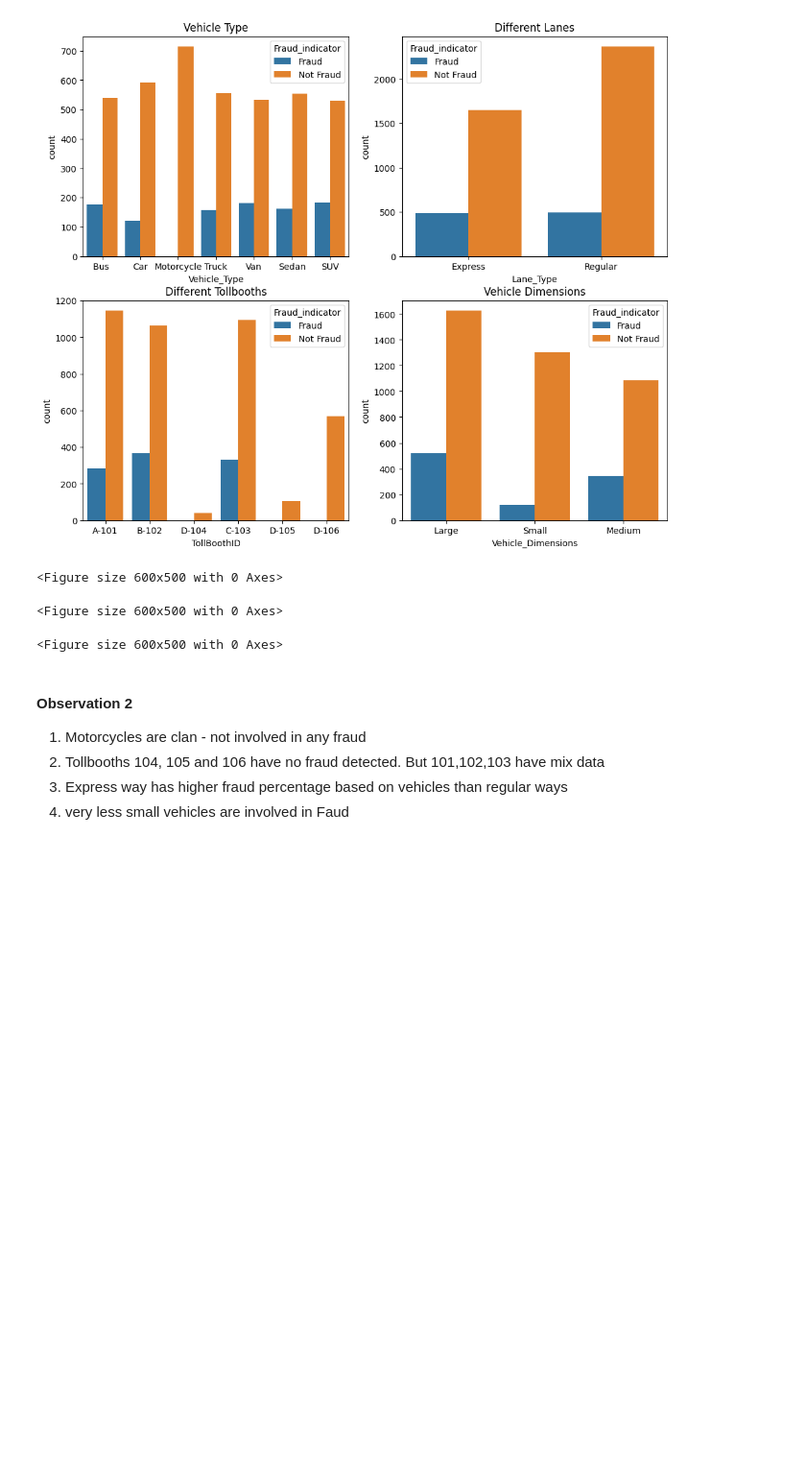
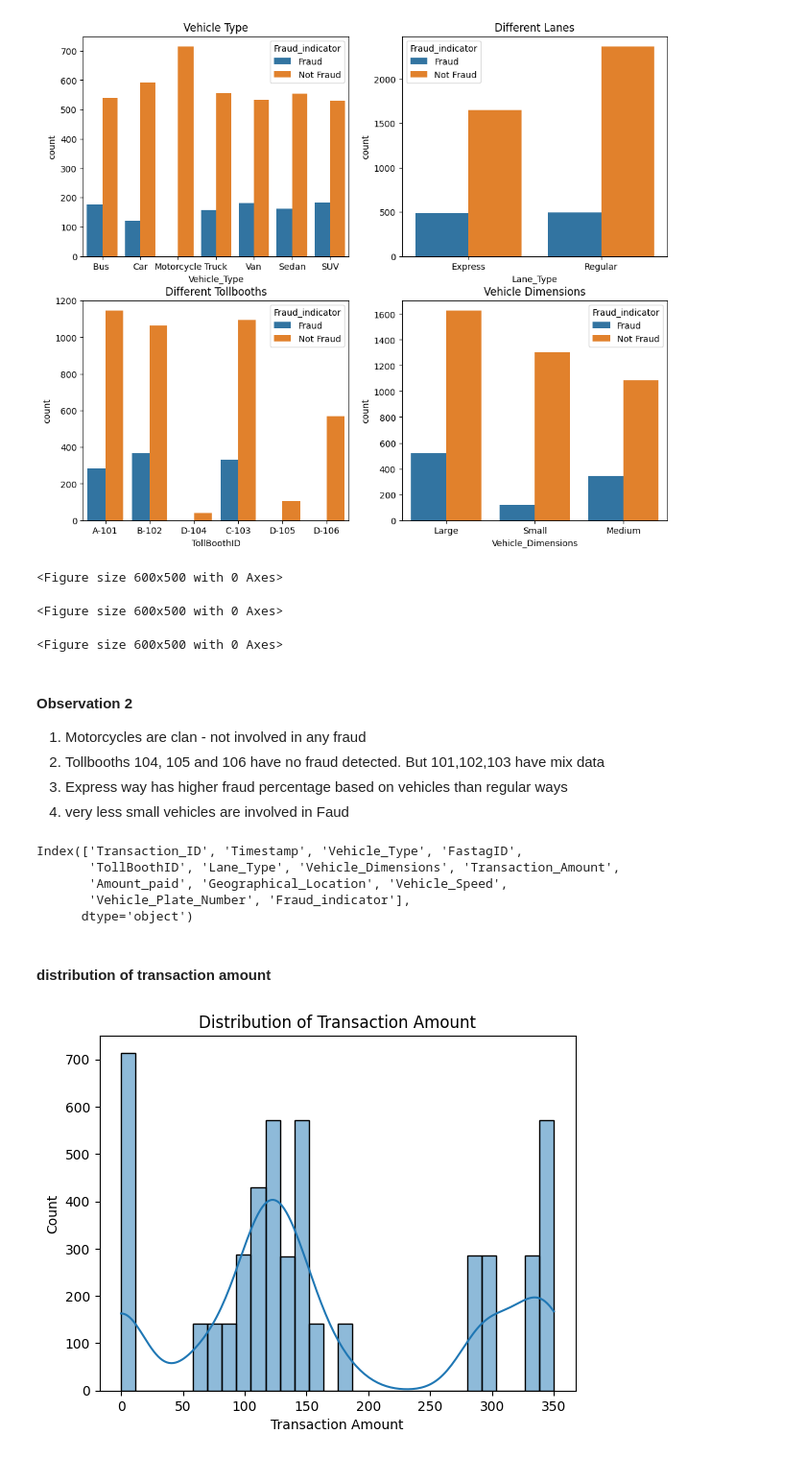
Before and after one commit to misrapk/Data-Science-ML-Projects, a Jupyter notebook: YTProjects/01FraudDetection/fastag-fraud-detection.ipynb, the cells around one changed output. Shown at 96% size. Drawn from its saved outputs; the diff is of its cells as text; code cells hidden in the pictures; blank space fills up the shorter version.

Commit message:
feature engineering and EdA in fastag fraud detection

```diff
--- a/YTProjects/01FraudDetection/fastag-fraud-detection.ipynb
+++ b/YTProjects/01FraudDetection/fastag-fraud-detection.ipynb
@@ -231,3 +231,21 @@ plt.tight_layout()
 2. Tollbooths 104, 105 and 106 have no fraud detected. But 101,102,103 have mix data
 3. Express way has higher fraud percentage based on vehicles than regular ways
 4. very less small vehicles are involved in Faud
+# %%
+df.columns
+# %% [output]
+Index(['Transaction_ID', 'Timestamp', 'Vehicle_Type', 'FastagID',
+       'TollBoothID', 'Lane_Type', 'Vehicle_Dimensions', 'Transaction_Amount',
+       'Amount_paid', 'Geographical_Location', 'Vehicle_Speed',
+       'Vehicle_Plate_Number', 'Fraud_indicator'],
+      dtype='object')
+# %% [markdown]
+#### distribution of transaction amount
+# %%
+sns.histplot(df['Transaction_Amount'], bins=30, kde=True)
+plt.title("Distribution of Transaction Amount")
+plt.xlabel('Transaction Amount')
+plt.ylabel ("Count")
+plt.show()
+# %% [output]
+[figure, added]
```
Also changed, not shown: parts of 26 cells of this notebook.
